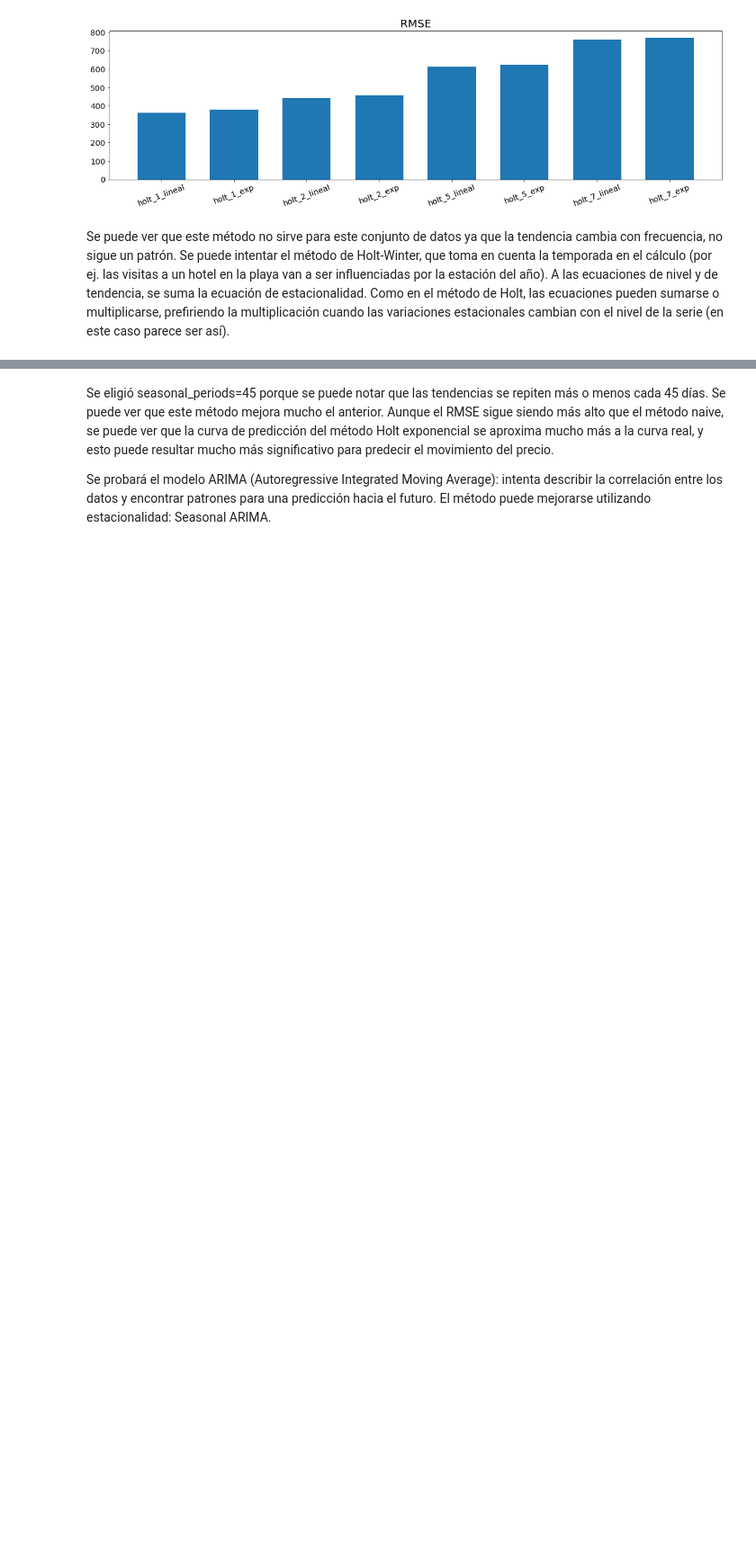
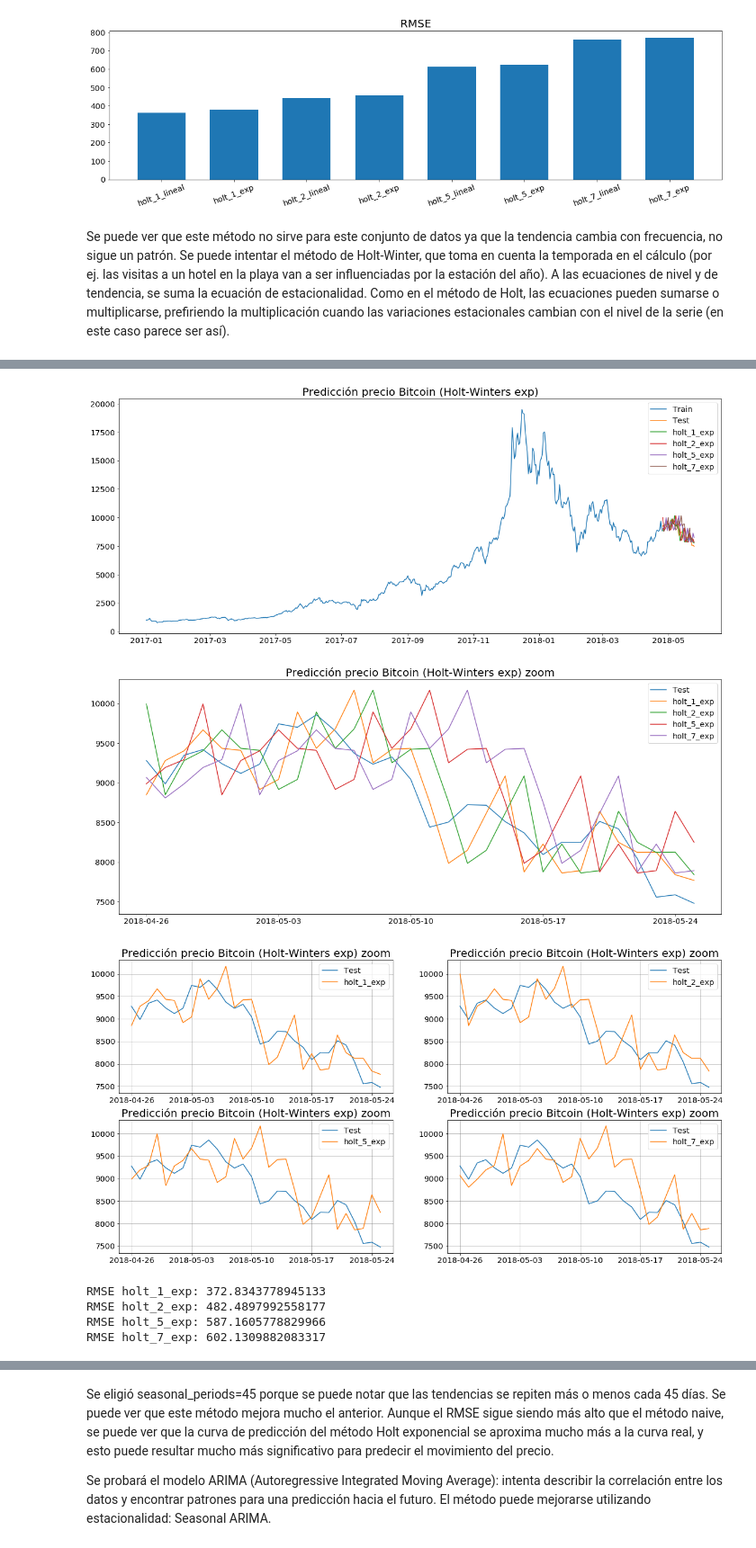
Before and after one commit to leandro-ercoli/proyectofinal, a Jupyter notebook: SimuladorBaselines.ipynb, the cells around one changed output, grey strips where cells are left out. Shown at 90% size. Saved outputs shown, nothing was run; the diff lists cells and outputs as text; code cells hidden in the pictures; blank space fills up the shorter version.

```diff
--- a/SimuladorBaselines.ipynb
+++ b/SimuladorBaselines.ipynb
@@ -468,0 +472,68 @@ KeyboardInterrupt:
+# %%
+#Método
+y_holtwinters = test.copy()
+for f in dia_futuro:
+    y_holtwinters['holt_' + str(f) + '_exp'] = np.nan
+    for i in range(0,test_size):
+        training = df[0:len(df)-test_size+i-f+1]
+        holt_exp = ExponentialSmoothing(np.asarray(training), seasonal_periods=45, trend='mul', seasonal='mul').fit()
+        y_holtwinters['holt_' + str(f) + '_exp'][i] = holt_exp.forecast(1)
+
+y_holtwinters.to_csv('baselines/holtwinters_exp.csv')
+
+#Graficar la serie completa
+plt.figure(figsize=(20,8))
+plt.plot(train.index, train['bitcoin'], label='Train')
+plt.plot(test.index, test['bitcoin'], label='Test')
+for i in range(1,len(y_holtwinters.columns)):
+    plt.plot(y_holtwinters.index, y_holtwinters[y_holtwinters.columns[i]], label=y_holtwinters.columns[i])
+plt.legend(loc='best')
+plt.title("Predicción precio Bitcoin (Holt-Winters exp)",fontsize=20)
+plt.show()
+
+#Graficar solo la porción de test
+plt.figure(figsize=(20,8))
+plt.plot(test.index, test['bitcoin'], label='Test')
+for i in range(1,len(y_holtwinters.columns)):
+    plt.plot(y_holtwinters.index, y_holtwinters[y_holtwinters.columns[i]], label=y_holtwinters.columns[i])
+plt.legend(loc='best')
+plt.title("Predicción precio Bitcoin (Holt-Winters exp) zoom",fontsize=20)
+plt.show()
+
+#Gráficar por día futuro
+plt.figure(figsize=(20,5*len(dia_futuro)/2))
+col = 1
+for i in range(1,len(y_holtwinters.columns),1):
+    plt.subplot(2, 2, col)
+    plt.plot(test.index, test['bitcoin'], label='Test')
+    plt.plot(y_holtwinters.index, y_holtwinters[y_holtwinters.columns[i]], label=y_holtwinters.columns[i])
+    plt.title("Predicción precio Bitcoin (Holt-Winters exp) zoom",fontsize=20)
+    plt.legend()
+    plt.grid(color='grey', linestyle='-', linewidth=0.5)
+    col+=1
+plt.show()
+
+#Cálculo de error
+rmses_y = []
+rmses_x = []
+for i in range(1,len(y_holtwinters.columns)):
+    rmse = sqrt(mean_squared_error(test.bitcoin, y_holtwinters[y_holtwinters.columns[i]]))
+    print("RMSE " + y_holtwinters.columns[i] + ": " + str(rmse))
+    rmses_y.append(rmse)
+    rmses_x.append(y_holtwinters.columns[i])
+
+#Graficar RMSE
+width = 1/1.5
+plt.figure(figsize=(20,5))
+plt.bar(rmses_x, rmses_y, width)
+plt.xticks(rotation=20)
+plt.title("RMSE Holt-Winters Exp",fontsize=20)
+plt.show()
+# %% [output]
+[figure, added]
+[figure, added]
+[figure, added]
+RMSE holt_1_exp: 372.8343778945133
+RMSE holt_2_exp: 482.4897992558177
+RMSE holt_5_exp: 587.1605778829966
+RMSE holt_7_exp: 602.1309882083317
```
Also changed, not shown: parts of 4 cells of this notebook, 2 other files.
